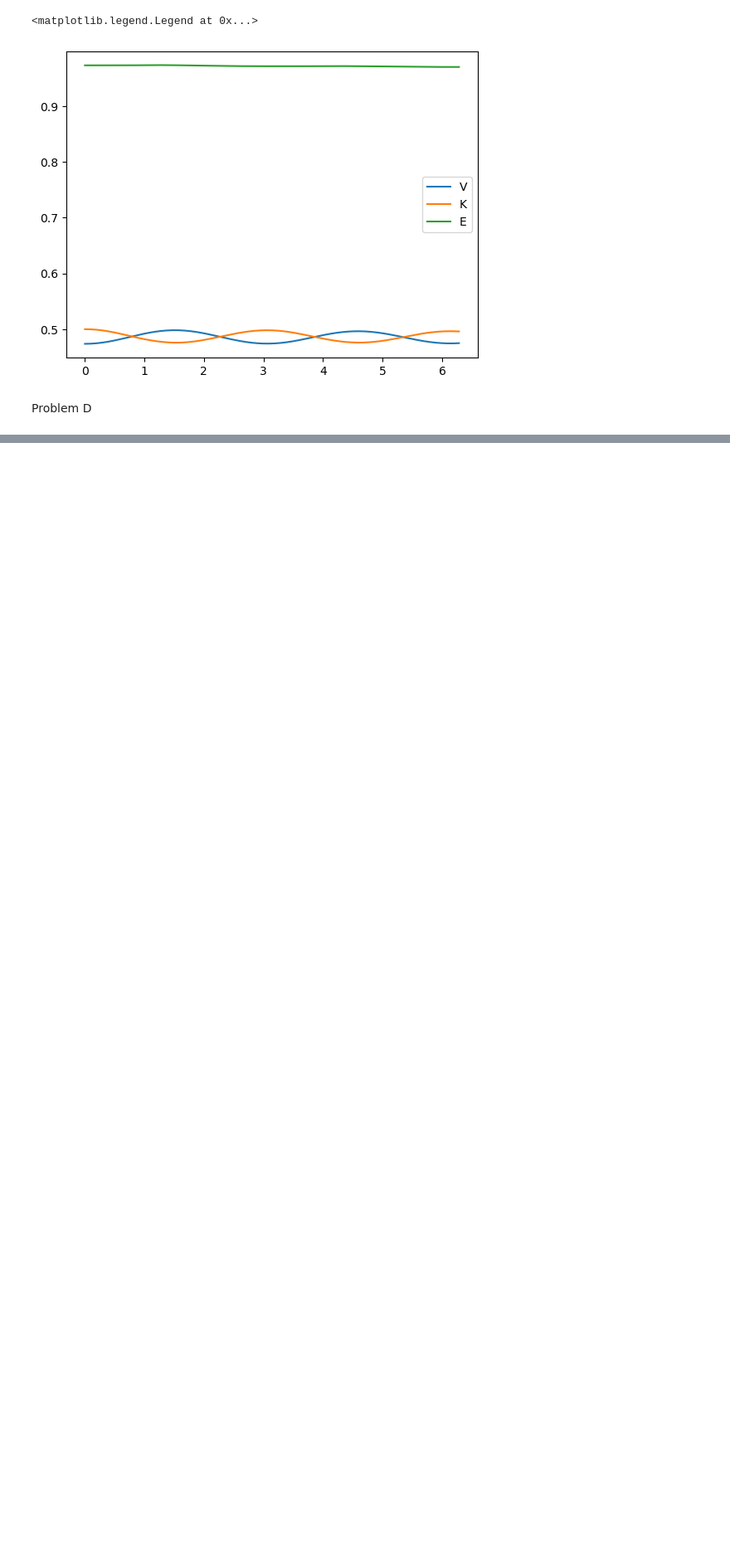
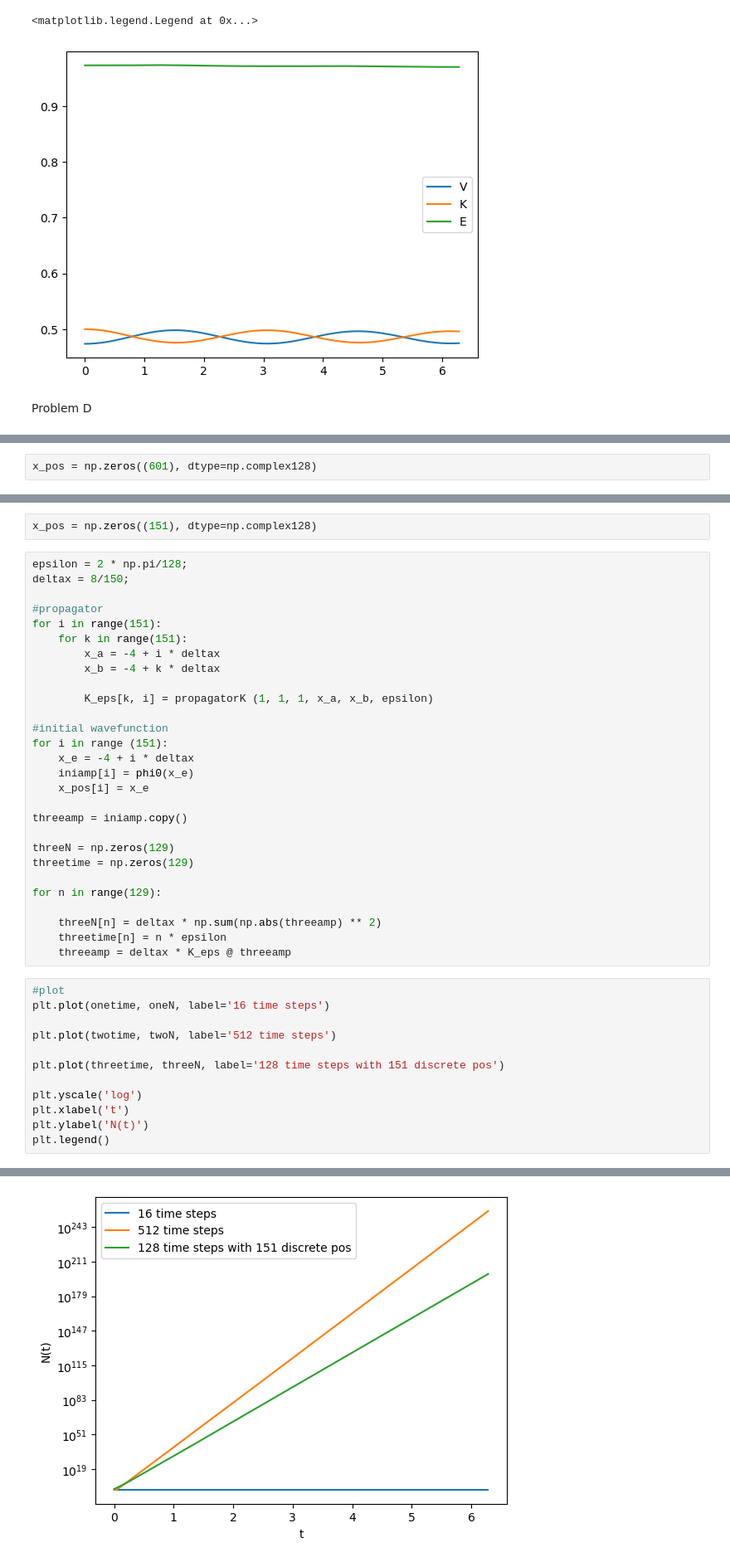
Before and after one commit to kany-e/phys142_kye, a Jupyter notebook: assignments/PHYS142_HW1.ipynb, the cells around one changed output, grey strips where cells are left out. Shown at 83% size. Cells and saved outputs as stored; diff of their text form; blank space fills up the shorter version.

```diff
--- a/assignments/PHYS142_HW1.ipynb
+++ b/assignments/PHYS142_HW1.ipynb
@@ -134,0 +300,2 @@ Problem D
+# %%
+x_pos = np.zeros((601), dtype=np.complex128)
@@ -134,0 +332,43 @@ Problem D
+# %%
+x_pos = np.zeros((151), dtype=np.complex128)
+# %%
+epsilon = 2 * np.pi/128;
+deltax = 8/150;
+
+#propagator
+for i in range(151):
+    for k in range(151):
+        x_a = -4 + i * deltax
+        x_b = -4 + k * deltax
+
+        K_eps[k, i] = propagatorK (1, 1, 1, x_a, x_b, epsilon)
+
+#initial wavefunction
+for i in range (151):
+    x_e = -4 + i * deltax
+    iniamp[i] = phi0(x_e)
+    x_pos[i] = x_e
+
+threeamp = iniamp.copy()
+
+threeN = np.zeros(129)
+threetime = np.zeros(129)
+
+for n in range(129):
+
+    threeN[n] = deltax * np.sum(np.abs(threeamp) ** 2)
+    threetime[n] = n * epsilon
+    threeamp = deltax * K_eps @ threeamp
+# %%
+#plot
+plt.plot(onetime, oneN, label='16 time steps')
+
+plt.plot(twotime, twoN, label='512 time steps')
+
+plt.plot(threetime, threeN, label='128 time steps with 151 discrete pos')
+
+plt.yscale('log')
+plt.xlabel('t')
+plt.ylabel('N(t)')
+plt.legend()
+# %% [output]
@@ -134,0 +376 @@ Problem D
+[figure, added]
```
Also changed, not shown: parts of 23 cells of this notebook.
